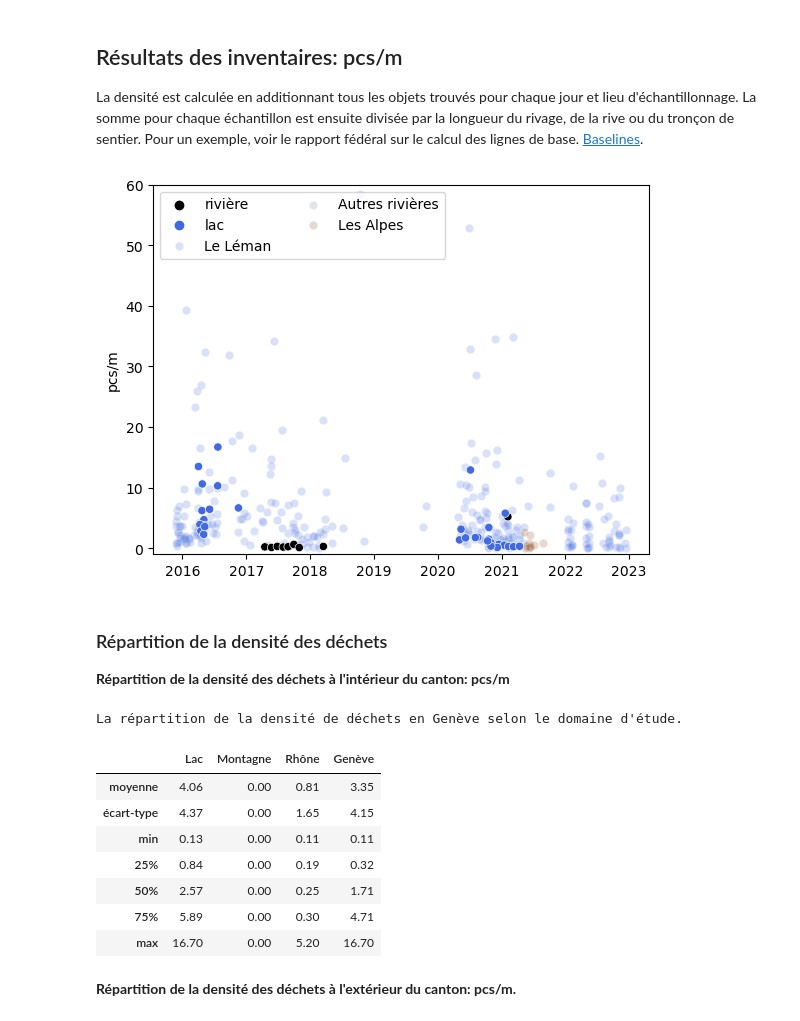
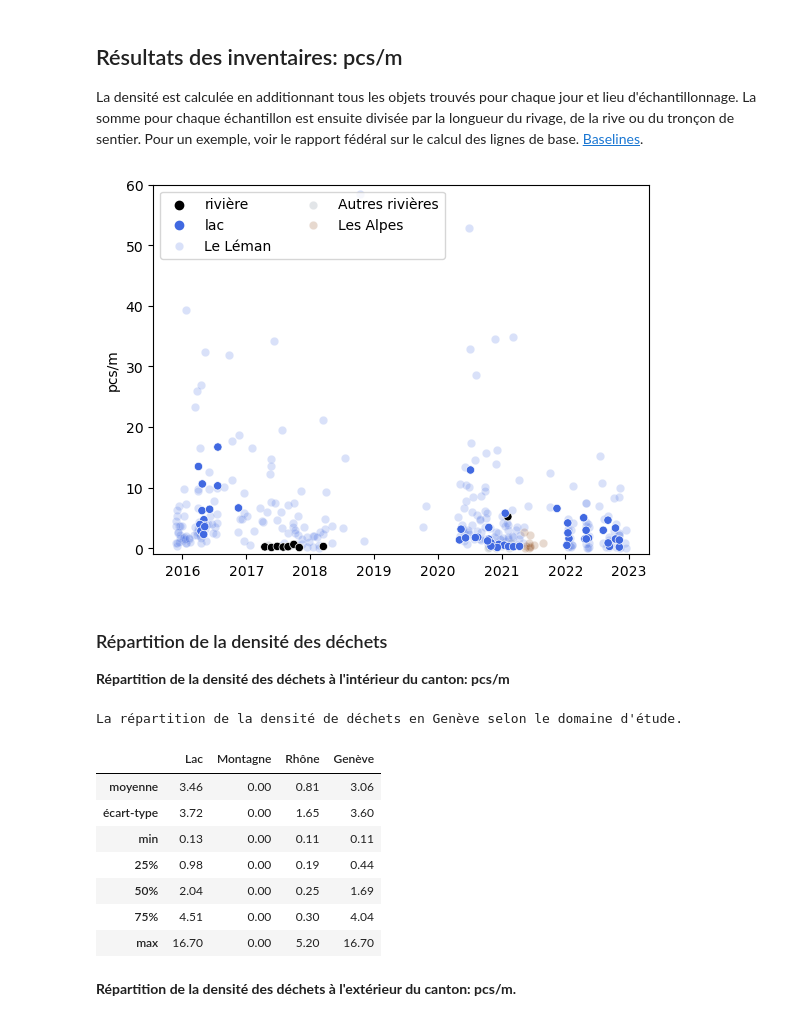
Before and after one commit to hammerdirt-analyst/cantonal_reports, a Jupyter notebook: _build/jupyter_execute/geneve.ipynb, the cells around one changed output. Saved outputs shown, nothing was run; the diff lists cells and outputs as text; code cells hidden in the pictures.

```diff
--- a/_build/jupyter_execute/geneve.ipynb
+++ b/_build/jupyter_execute/geneve.ipynb
@@ -72,14 +72,11 @@ codes_of_interest = [
 ]
 
 all_data = all_data[all_data.code.isin(codes_of_interest)].copy()
-
-lake_and_river_values = (all_data.Project == "training")&(all_data.canton == canton)
-mountain_values = (all_data.zone == "montagne")&(all_data.canton == canton)
-valais_all =  pd.concat([all_data[lake_and_river_values], all_data[mountain_values]])
-
+valais_all =  all_data[all_data.canton == canton].copy()
 valais_all.drop_duplicates(["code", "loc_date"], inplace=True)
 
 not_valais = all_data[all_data.canton.isin(other_cantons)].copy()
+
 operations={
     "loc_date":"nunique",
     "city":"nunique",
@@ -288,7 +288,6 @@ plt.show()
 La densité est calculée en additionnant tous les objets trouvés pour chaque jour et lieu d'échantillonnage. La somme pour chaque échantillon est ensuite divisée par la longueur du rivage, de la rive ou du tronçon de sentier. Pour un exemple, voir le rapport fédéral sur le calcul des lignes de base. [Baselines](https://hammerdirt-analyst.github.io/IQAASL-End-0f-Sampling-2021/baselines.html).
 # %%
 # # make the survey total from the list of available codes
-# # survey_totals from valais
 vs_jt = valais_all.groupby(["loc_date", "date", "zone"], as_index=False)["pcs/m"].sum()
 
 # all other locations
@@ -315,7 +314,7 @@ ax.legend(bbox_to_anchor=(0, 1), loc="upper left", ncol=2)
 ax.set_xlabel("")
 plt.show()
 # %% [output]
-[figure, old version]
+[figure, new version]
 # %% [markdown]
 ### Répartition de la densité des déchets
 
@@ -323,39 +322,39 @@ __Répartition de la densité des déchets à l'intérieur du canton: pcs/m__
 # %%
 summaries = {
     canton:vs_jt["pcs/m"].describe(),
     "Le Léman": lake_jt["pcs/m"].describe(),
-    "Autres Rivières":rhn_jt["pcs/m"].describe().fillna(0),
-    "Alpes": alp_jt["pcs/m"].describe().fillna(0)
+    "Autres Rivières":rhn_jt["pcs/m"].describe(),
+    "Alpes": alp_jt["pcs/m"].describe()
 
 }
 
 zone_summaries = {
     "Lac":vs_jt[vs_jt.zone == "lac"]["pcs/m"].describe(),
-    "Montagne":vs_jt[vs_jt.zone == "montagne"]["pcs/m"].describe().fillna(0),
-    "Rhône":vs_jt[vs_jt.zone == "rivière"]["pcs/m"].describe().fillna(0),
+    "Montagne":vs_jt[vs_jt.zone == "montagne"]["pcs/m"].describe(),
+    "Rhône":vs_jt[vs_jt.zone == "rivière"]["pcs/m"].describe(),
     canton:vs_jt["pcs/m"].describe()
 }
 
-valais_pcsm_total = pd.DataFrame(zone_summaries)
+valais_pcsm_total = pd.DataFrame(zone_summaries).fillna(0)
 valais_pcsm_total = valais_pcsm_total.T
 valais_pcsm_total["count"] = valais_pcsm_total["count"].astype("int")
 valais_pcsm_total.rename(columns=display_names, inplace=True)
 valais_pcsm_total.drop("echantillons", inplace=True, axis=1)
 valais_pcsm_total = valais_pcsm_total.T
 
 english_caption_2 = f"La répartition de la densité de déchets en {canton} selon le domaine d'étude."
 
 dis_total = valais_pcsm_total.style.set_table_styles(table_large_font).format(precision=2).set_caption(english_caption_2)
 dis_total.background_gradient(axis=None, vmin=valais_pcsm_total.min().min(), vmax=valais_pcsm_total.max().max(), cmap="YlOrBr")
 # %% [output]
 La répartition de la densité de déchets en Genève selon le domaine d'étude.
 |  | Lac | Montagne | Rhône | Genève |
-| moyenne | 4.06 | 0.00 | 0.81 | 3.35 |
-| écart-type | 4.37 | 0.00 | 1.65 | 4.15 |
+| moyenne | 3.46 | 0.00 | 0.81 | 3.06 |
+| écart-type | 3.72 | 0.00 | 1.65 | 3.60 |
 | min | 0.13 | 0.00 | 0.11 | 0.11 |
-| 25% | 0.84 | 0.00 | 0.19 | 0.32 |
-| 50% | 2.57 | 0.00 | 0.25 | 1.71 |
-| 75% | 5.89 | 0.00 | 0.30 | 4.71 |
+| 25% | 0.98 | 0.00 | 0.19 | 0.44 |
+| 50% | 2.04 | 0.00 | 0.25 | 1.69 |
+| 75% | 4.51 | 0.00 | 0.30 | 4.04 |
 | max | 16.70 | 0.00 | 5.20 | 16.70 |
 # %% [markdown]
 __Répartition de la densité des déchets à l'extérieur du canton: pcs/m.__
```
Also changed, not shown: parts of 17 cells of this notebook, 38 other files.
